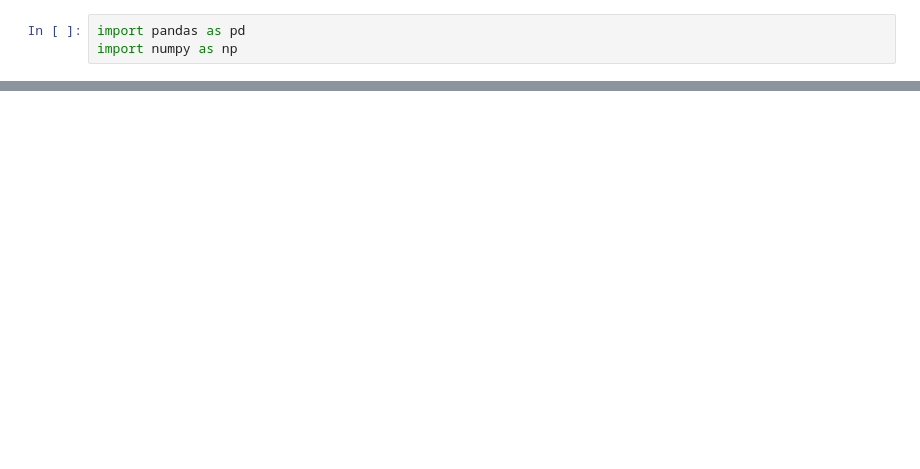
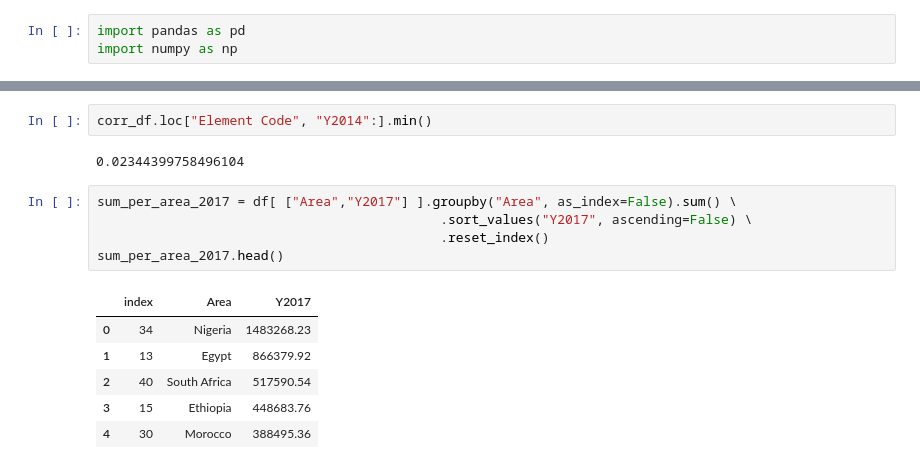
Before and after one commit to patricetg/hamoye-intro-to-python, a Jupyter notebook: Lesson 03 Quiz.ipynb, the cells around one changed output, grey strips where cells are left out. Drawn from its saved outputs; the diff is of its cells as text; blank space fills up the shorter version.

```diff
--- a/Lesson 03 Quiz.ipynb
+++ b/Lesson 03 Quiz.ipynb
@@ -13,0 +208,16 @@ df.head()
+# %%
+corr_df.loc["Element Code", "Y2014":].min()
+# %% [output]
+0.02344399758496104
+# %%
+sum_per_area_2017 = df[ ["Area","Y2017"] ].groupby("Area", as_index=False).sum() \
+                                            .sort_values("Y2017", ascending=False) \
+                                            .reset_index()
+sum_per_area_2017.head()
+# %% [output]
+|  | index | Area | Y2017 |
+| 0 | 34 | Nigeria | 1483268.23 |
+| 1 | 13 | Egypt | 866379.92 |
+| 2 | 40 | South Africa | 517590.54 |
+| 3 | 15 | Ethiopia | 448683.76 |
+| 4 | 30 | Morocco | 388495.36 |
```
Also changed, not shown: parts of 28 cells of this notebook, 1 other file.
